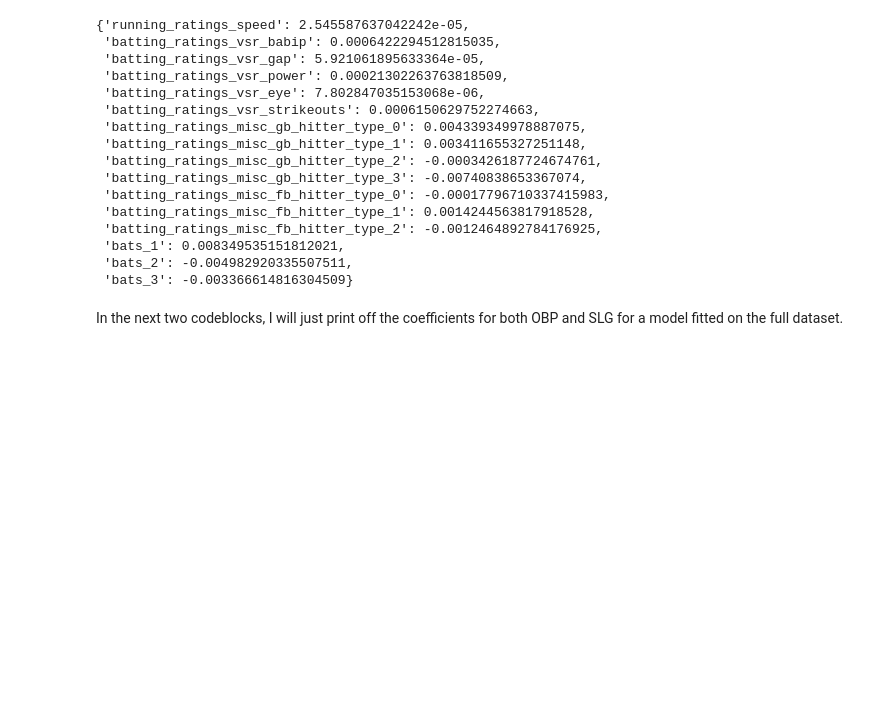
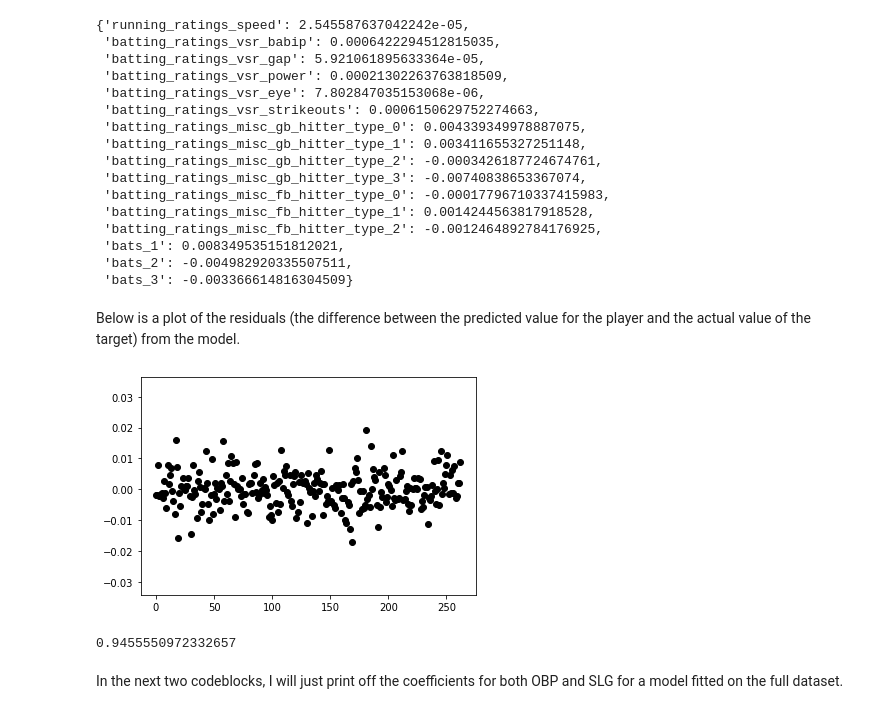
Before and after one commit to ch1maera/ootp22_case_study, a Jupyter notebook: OOTP 22 Batting Splits.ipynb, the cells around one changed output. Cells and saved outputs as stored; diff of their text form; code cells hidden in the pictures; blank space fills up the shorter version.

```diff
--- a/OOTP 22 Batting Splits.ipynb
+++ b/OOTP 22 Batting Splits.ipynb
@@ -175,6 +191,17 @@ dict(zip(variables.columns, lr.coef_))
  'bats_1': 0.008349535151812021,
  'bats_2': -0.004982920335507511,
  'bats_3': -0.003366614816304509}
+# %% [markdown]
+Below is a plot of the residuals (the difference between the predicted value for the player and the actual value of the target) from the model.
+# %%
+plt.scatter(df.reset_index().index, lr.predict(variables) - df[target], color='black')
+plt.show()
+# %% [output]
+[figure, added]
+# %%
+r2_score(df[target], lr.predict(variables))
+# %% [output]
+0.9455550972332657
 # %% [markdown]
 In the next two codeblocks, I will just print off the coefficients for both OBP and SLG for a model fitted on the full dataset.
 # %%
```
Also changed, not shown: parts of 41 cells of this notebook.
